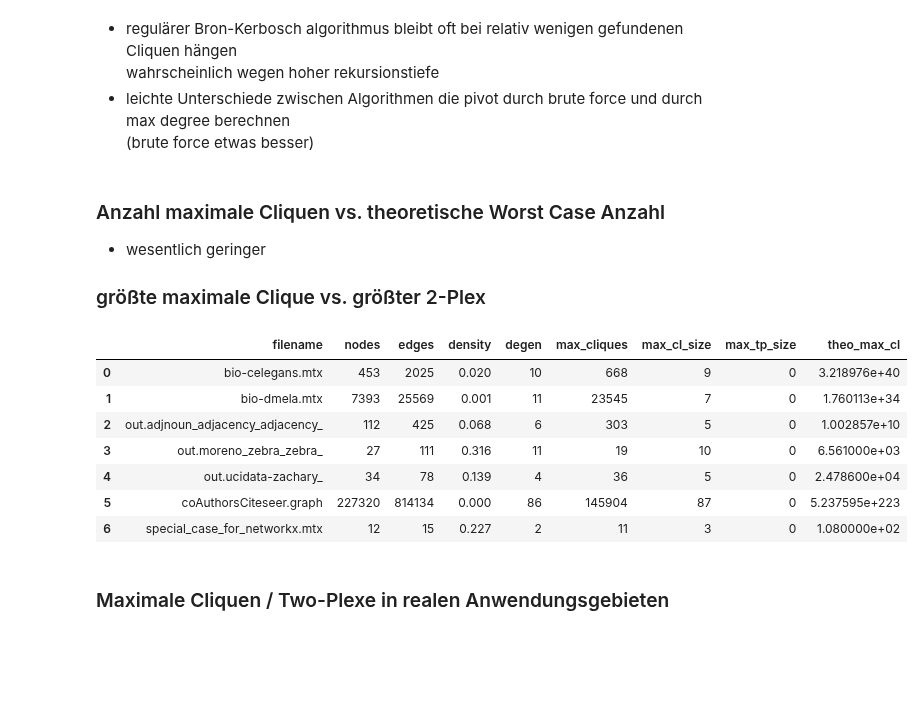
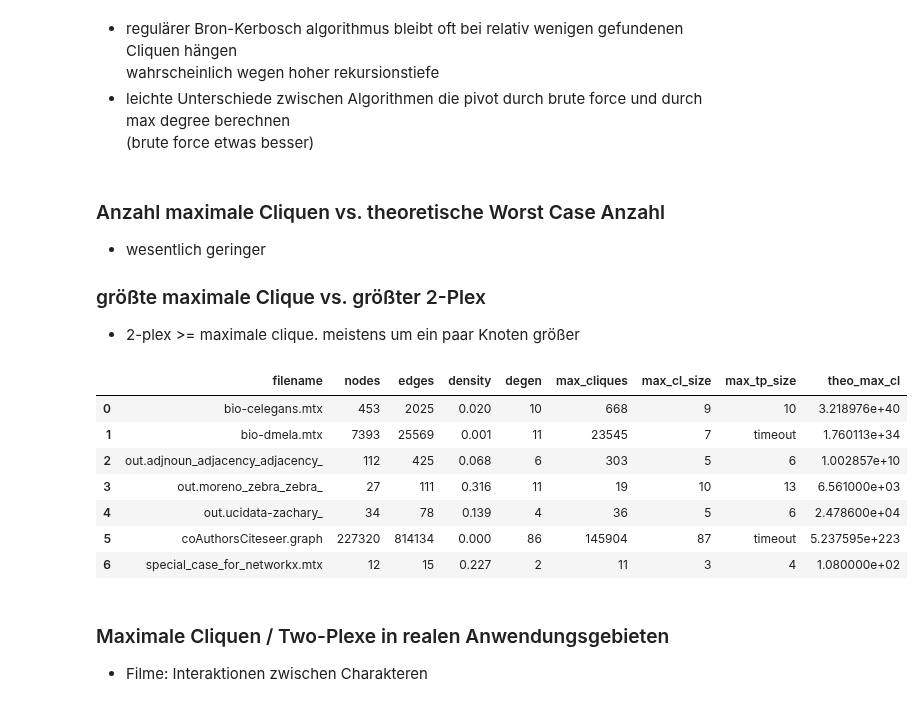
Before and after one commit to Hanno1/AlgorithmischeNetzwerkanalyseLAB, a Jupyter notebook: presentation_task4_m.ipynb, the cells around one changed output. Drawn from its saved outputs; the diff is of its cells as text; code cells hidden in the pictures; blank space fills up the shorter version.

```diff
--- a/presentation_task4_m.ipynb
+++ b/presentation_task4_m.ipynb
@@ -133,46 +134,50 @@ algo_results_df
 * wesentlich geringer
 
 ### größte maximale Clique vs. größter 2-Plex
+
+* 2-plex >= maximale clique. meistens um ein paar Knoten größer
 # %%
 
 def graph_stats_with_cliques_df(directory):
     df = pd.DataFrame(columns=["filename","nodes","edges","density", "degen", "max_cliques", "max_cl_size", "max_tp_size", "theo_max_cl"])
     for filename in os.listdir(directory):
         if os.path.isdir(directory+filename):
             continue
         filepath = directory + filename
         name = filepath.split("/")[-1]
         try:
             G = Graph(filepath)
         except:
             try:
                 G = Graph(filepath,mode="metis")
             except:
                 continue
 
         dens_G = round(gp.density(G),3)
         degen_G,_ = gp.degeneracy_bucket(G)
         dens_G = round(gp.density(G),3)
         max_cliques = list(bk.find_cliques(G,"pivot", "brute force"))
         largest_max_cl = 0
         for cl in max_cliques:
             if len(cl)>largest_max_cl:
                 largest_max_cl=len(cl)
-#        two_plex = tp.search_2_plex(G)
-        two_plex = 0
+        if name == "bio-dmela.mtx" or name == "coAuthorsCiteseer.graph":
+            two_plex = "timeout"
+        else:
+            two_plex = len(tp.search_2_plex(G))
         theo_max = G.n * 3**((gp.max_degree(G)+1)/3)
         stats = [name,G.n,G.m,dens_G, degen_G, len(max_cliques), largest_max_cl, two_plex, theo_max]
         df.loc[len(df)] = stats
     return df
 df = graph_stats_with_cliques_df("networks/")
 df
 # %% [output]
 |  | filename | nodes | edges | density | degen | max_cliques | max_cl_size | max_tp_size | theo_max_cl |
-| 0 | bio-celegans.mtx | 453 | 2025 | 0.020 | 10 | 668 | 9 | 0 | 3.218976e+40 |
-| 1 | bio-dmela.mtx | 7393 | 25569 | 0.001 | 11 | 23545 | 7 | 0 | 1.760113e+34 |
-| 2 | out.adjnoun_adjacency_adjacency_ | 112 | 425 | 0.068 | 6 | 303 | 5 | 0 | 1.002857e+10 |
-| 3 | out.moreno_zebra_zebra_ | 27 | 111 | 0.316 | 11 | 19 | 10 | 0 | 6.561000e+03 |
-| 4 | out.ucidata-zachary_ | 34 | 78 | 0.139 | 4 | 36 | 5 | 0 | 2.478600e+04 |
-| 5 | coAuthorsCiteseer.graph | 227320 | 814134 | 0.000 | 86 | 145904 | 87 | 0 | 5.237595e+223 |
-| 6 | special_case_for_networkx.mtx | 12 | 15 | 0.227 | 2 | 11 | 3 | 0 | 1.080000e+02 |
+| 0 | bio-celegans.mtx | 453 | 2025 | 0.020 | 10 | 668 | 9 | 10 | 3.218976e+40 |
+| 1 | bio-dmela.mtx | 7393 | 25569 | 0.001 | 11 | 23545 | 7 | timeout | 1.760113e+34 |
+| 2 | out.adjnoun_adjacency_adjacency_ | 112 | 425 | 0.068 | 6 | 303 | 5 | 6 | 1.002857e+10 |
+| 3 | out.moreno_zebra_zebra_ | 27 | 111 | 0.316 | 11 | 19 | 10 | 13 | 6.561000e+03 |
+| 4 | out.ucidata-zachary_ | 34 | 78 | 0.139 | 4 | 36 | 5 | 6 | 2.478600e+04 |
+| 5 | coAuthorsCiteseer.graph | 227320 | 814134 | 0.000 | 86 | 145904 | 87 | timeout | 5.237595e+223 |
+| 6 | special_case_for_networkx.mtx | 12 | 15 | 0.227 | 2 | 11 | 3 | 4 | 1.080000e+02 |
 # %%
@@ -204,6 +208,8 @@ def draw_gexf_community(file, calc_comm):
     plt.show()
 # %% [markdown]
 ### Maximale Cliquen / Two-Plexe in realen Anwendungsgebieten
+
+* Filme: Interaktionen zwischen Charakteren
 # %%
 def largest_max_clique(G):
     max_clique = [max(list(bk.find_cliques(G)))]
```
Also changed, not shown: parts of 8 cells of this notebook.
